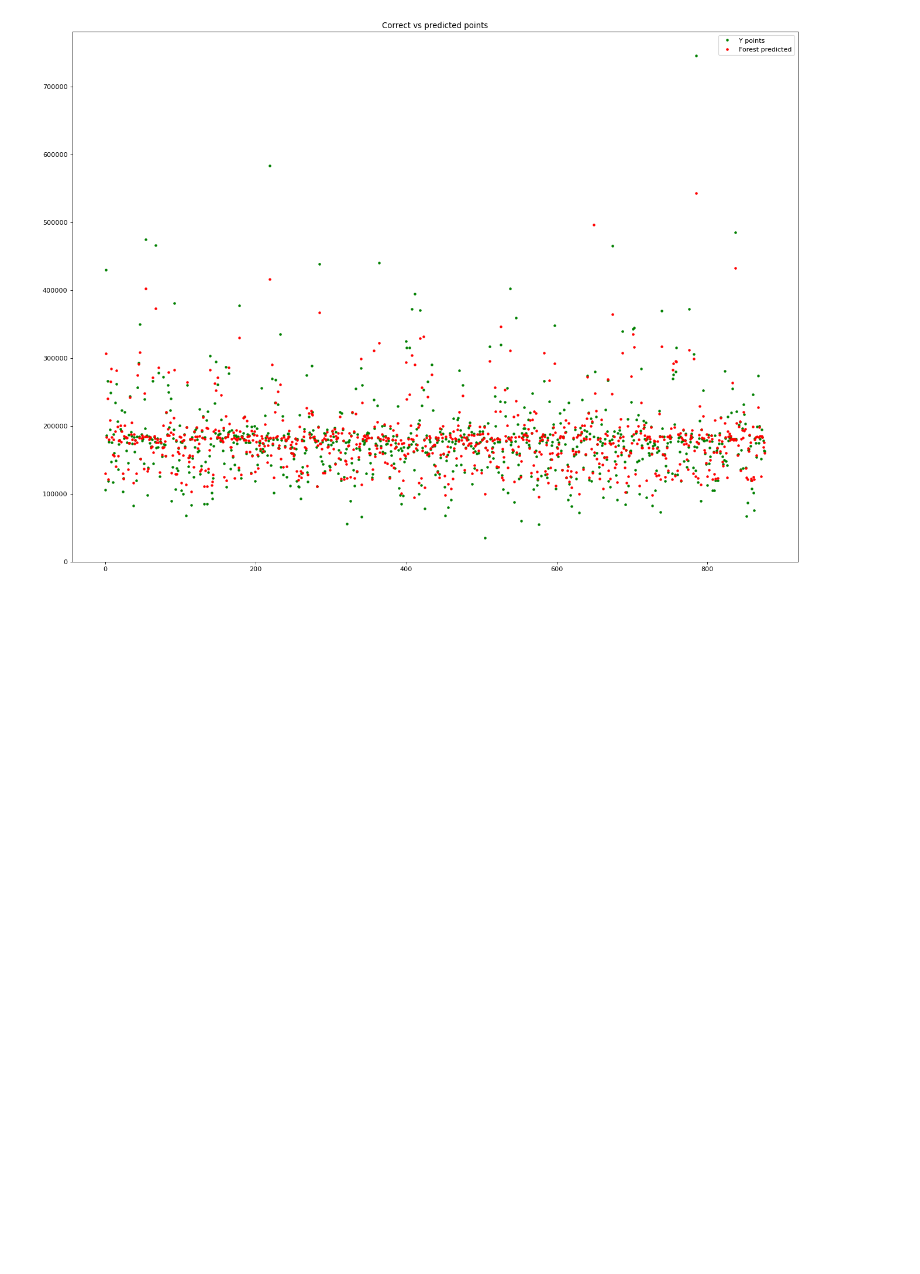
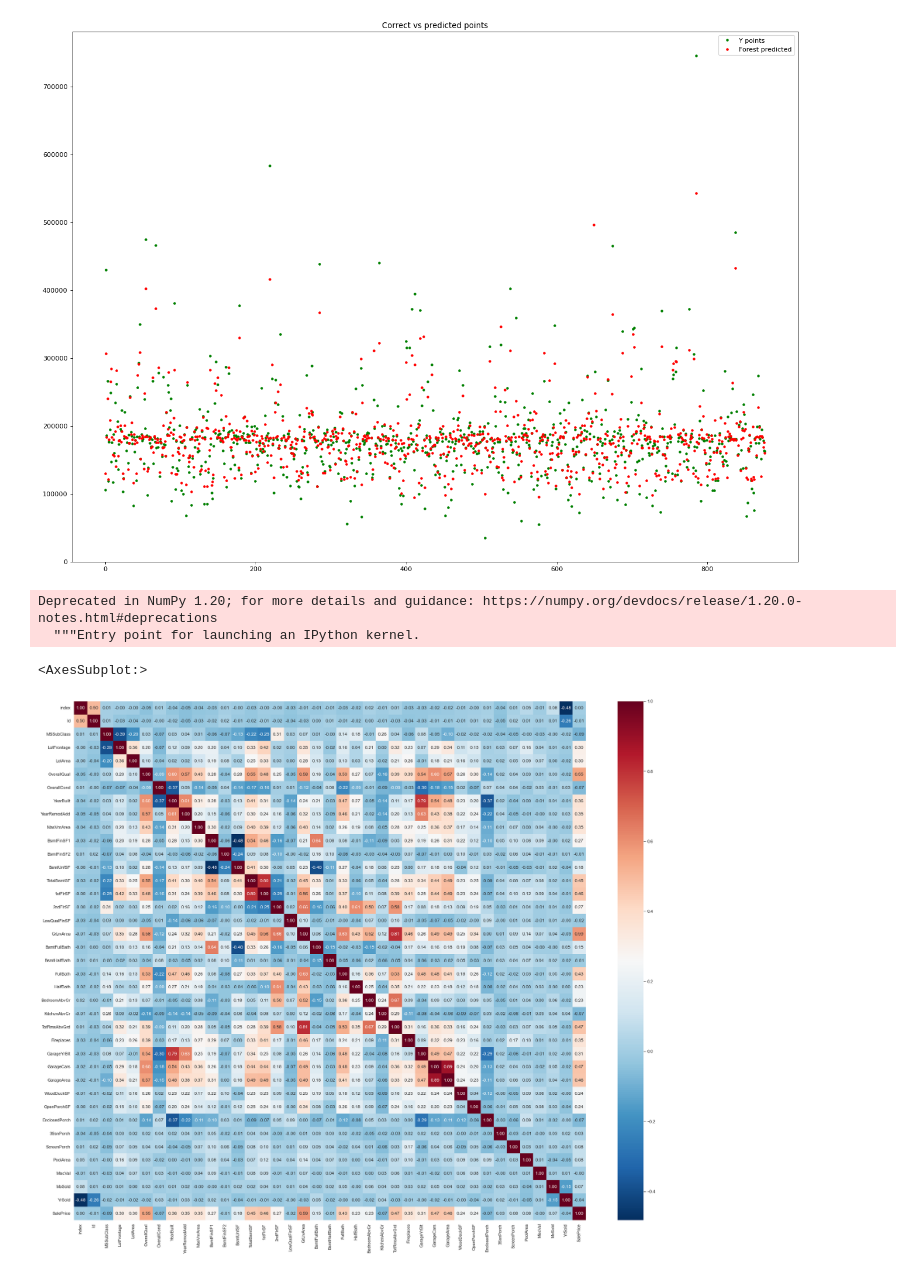
Before and after one commit to Brammetje23/Project-X, a Jupyter notebook: HousePrices_m2.ipynb, the cells around one changed output. Drawn from its saved outputs; the diff is of its cells as text; code cells hidden in the pictures; blank space fills up the shorter version.

Commit message:
heatmap

```diff
--- a/HousePrices_m2.ipynb
+++ b/HousePrices_m2.ipynb
@@ -279,3 +280,15 @@ plt.legend()
 plt.show()
 # %% [output]
 [figure]
+# %%
+mask = np.zeros_like(data_cleaned.corr(), dtype=np.bool)
+mask[np.triu_indices_from(mask)] = True
+
+# Create a heatmap to see correlations for feature selection
+sns.set(rc = {'figure.figsize':(30,25)})
+sns.heatmap(data_cleaned.corr(), annot=True, fmt='.2f', cmap='RdBu_r')
+# %% [output]
+Deprecated in NumPy 1.20; for more details and guidance: https://numpy.org/devdocs/release/1.20.0-notes.html#deprecations
+  """Entry point for launching an IPython kernel.
+<AxesSubplot:>
+[figure, added]
```
Also changed, not shown: parts of 2 cells of this notebook.
